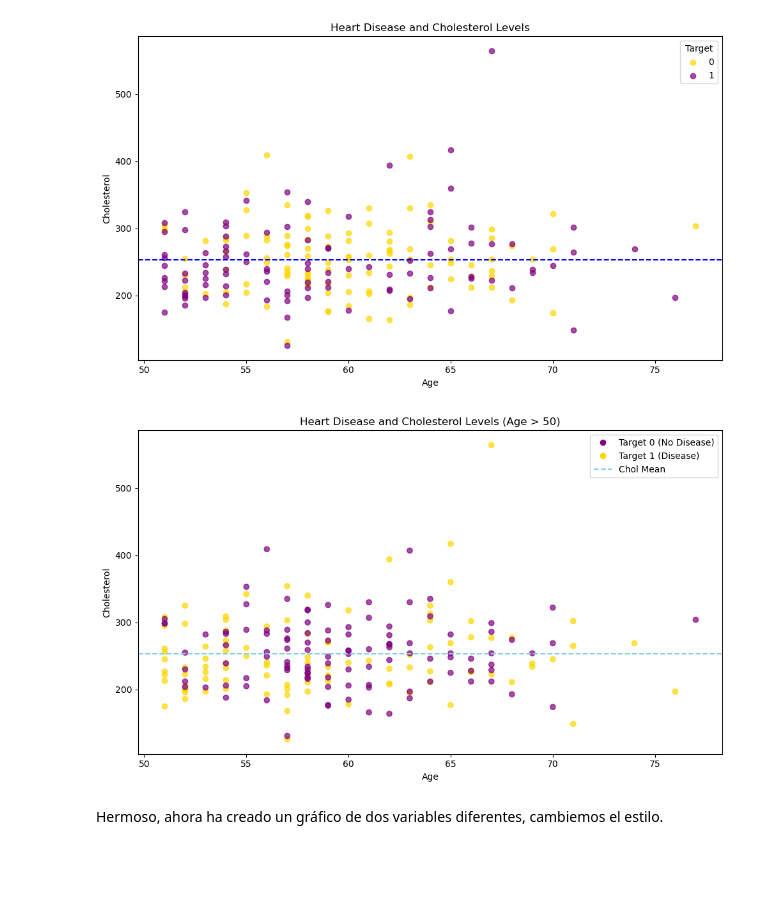
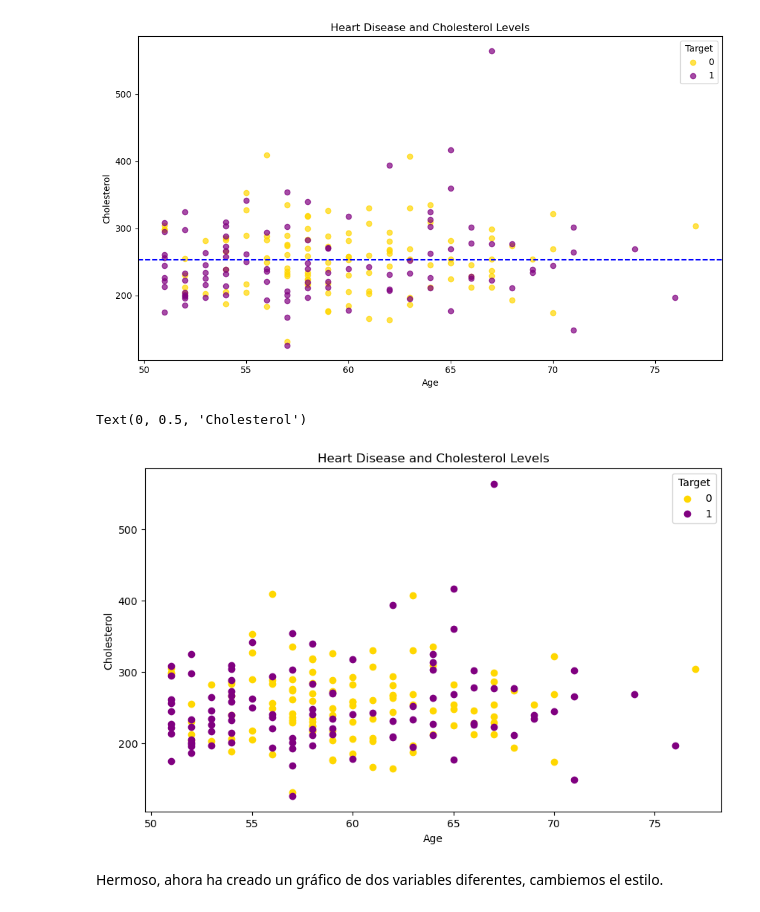
Before and after one commit to AlexDotel/Practicas-Machine-Learning, a Jupyter notebook: Ejercicio_Matplotlib.ipynb, the cells around one changed output. Saved outputs shown, nothing was run; the diff lists cells and outputs as text; code cells hidden in the pictures; blank space fills up the shorter version.

```diff
--- a/Ejercicio_Matplotlib.ipynb
+++ b/Ejercicio_Matplotlib.ipynb
@@ -465,22 +465,38 @@ plt.show()
 # %%
 # Replique el gráfico anterior de la forma que crea conveniente
 
 # Nota: el método a continuación es solo una forma de hacerlo, el suyo puede ser
 # ligeramente diferente
 
 # Cree un DataFrame con pacientes mayores de 50 años
+mayores_50 = heart_disease[heart_disease['age'] > 50]
 
 # Cree el gráfico
+fig, ax = plt.subplots(figsize=(10, 6))
 
 # Grafique los datos
+ax.scatter(mayores_50[mayores_50['target'] == 0]['age'],
+            mayores_50[mayores_50['target'] == 0]['chol'],
+            color='gold', label='0')
+ax.scatter(mayores_50[mayores_50['target'] == 1]['age'],
+            mayores_50[mayores_50['target'] == 1]['chol'],
+            color='purple', label='1')
+
+# Agregar la leyenda target 1 y target 0
+ax.legend(title='Target')
 
 # Personalice el gráfico
+ax.set_title('Heart Disease and Cholesterol Levels')
+ax.set_xlabel('Age')
+ax.set_ylabel('Cholesterol')
+
 # Cambiar el color de los puntos del grafico
-
+# Ya esta
 
 # Agregue una línea media
 # %% [output]
+Text(0, 0.5, 'Cholesterol')
-[figure, old version]
+[figure, new version]
 # %% [markdown]
 Hermoso, ahora ha creado un gráfico de dos variables diferentes, cambiemos el estilo.
 # %%
```
Also changed, not shown: parts of 5 cells of this notebook.
